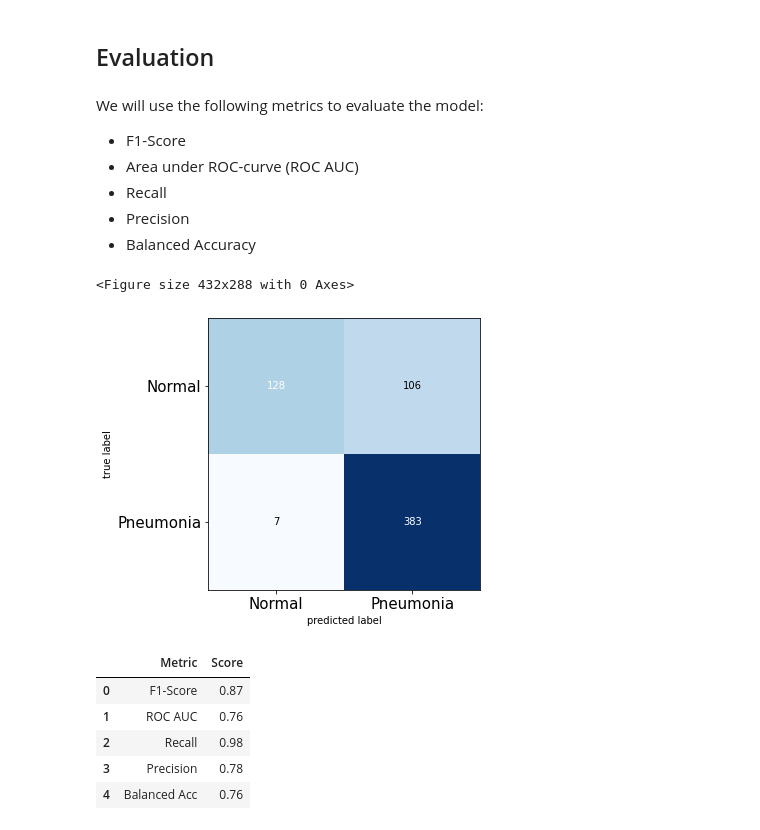
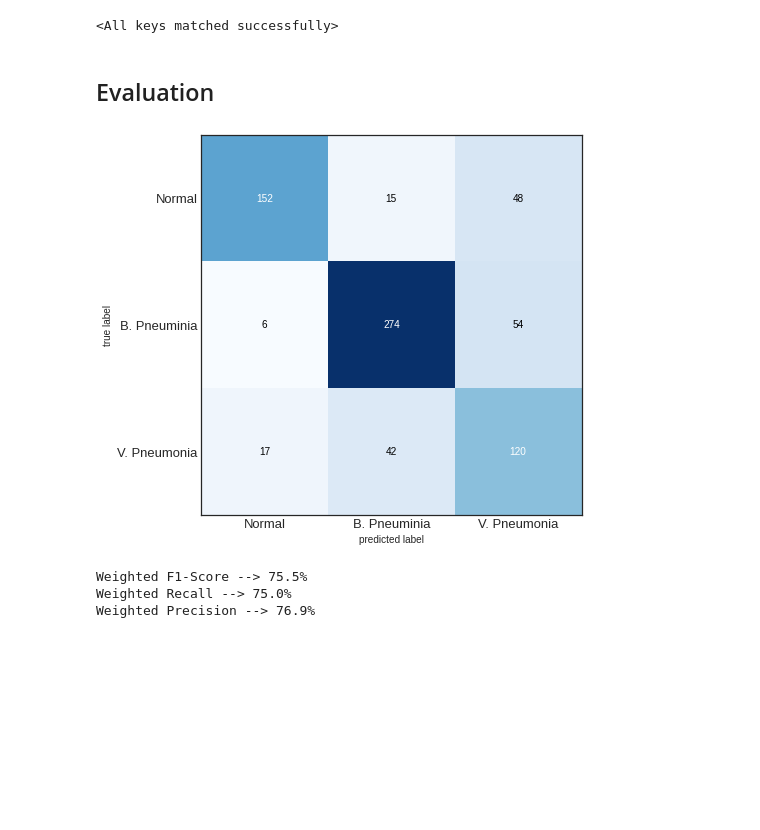
Before and after one commit to fabioachacon/machine_learning, a Jupyter notebook: Computer Vision Projects/Classifying Pneumonia X-Ray Images with Pytorch.ipynb, the cells around one changed output. Cells and saved outputs as stored; diff of their text form; code cells hidden in the pictures; blank space fills up the shorter version.

```diff
--- a/Computer Vision Projects/Classifying Pneumonia X-Ray Images with Pytorch.ipynb
+++ b/Computer Vision Projects/Classifying Pneumonia X-Ray Images with Pytorch.ipynb
@@ -297,11 +313,15 @@ def fit(model, train_loader=None, val_loader=None, epochs=15):
     torch.manual_seed(0)
     train_loss = []
     val_loss = []
+    validation_loss_epoch = 0.0
+
     for epoch in range(1, epochs+1):
         print('\nEpoch {}/{}'.format(epoch, epochs))
         training_loss = []
         validation_loss = []
+        val_loss_epoch = validation_loss_epoch
 
+        model.train()
         for batch_x, batch_y in tqdm(train_loader):
             train_x, train_y = batch_x.to(device), batch_y.to(device)
             outputs = model(train_x) # forward propagation
@@ -311,16 +331,22 @@ def fit(model, train_loader=None, val_loader=None, epochs=15):
             optimizer.step() # optimization step
             optimizer.zero_grad() # set parameter gradients to zero
 
-        with torch.set_grad_enabled(False):
+        with torch.no_grad():
+            model.eval()
             for val_batch_x, val_batch_y in val_loader:
                 val_x, val_y = val_batch_x.to(device), val_batch_y.to(device)
                 val_outputs = model(val_x)
                 loss_val = criterion(val_outputs, val_y)
                 validation_loss.append(loss_val.item())
 
-        training_loss = np.average(training_loss)
-        validation_loss = np.average(validation_loss)
-        train_loss.append(training_loss)
-        val_loss.append(validation_loss)
-        print('\ttrain_loss: %.4f\t\n' % training_loss, '\tval_loss: %.4f\t' % validation_loss)
+        training_loss_epoch = np.mean(training_loss)
+        validation_loss_epoch = np.mean(validation_loss)
+
+        if validation_loss_epoch < val_loss_epoch:
+            best_weights = deepcopy(model.state_dict())
+
+        train_loss.append(training_loss_epoch)
+        val_loss.append(validation_loss_epoch)
+        print('\ttrain_loss: %.4f\t\n' % training_loss_epoch, '\tval_loss: %.4f\t' % validation_loss_epoch)
     visualize_eval(train_loss, val_loss)
+    return best_weights
@@ -349,0 +353,5 @@ Epoch 15/15
+# %%
+best_weights = fit(model,
+                   train_loader,
+                   val_loader,
+                   epochs=15)
@@ -350,17 +377,13 @@ Epoch 15/15
+# %%
+model.load_state_dict(best_weights)
+# %% [output]
+<All keys matched successfully>
 # %% [markdown]
 ## Evaluation
-# %% [markdown]
-We will use the following metrics to evaluate the model:
-
-- F1-Score
-- Area under ROC-curve (ROC AUC)
-- Recall
-- Precision
-- Balanced Accuracy
 # %%
 model.eval()
-test_outputs = torch.zeros((len(X_test), 2), dtype=torch.float, device=device)
-with torch.set_grad_enabled(False):
+test_outputs = torch.zeros((len(X_test), 3), dtype=torch.float, device=device)
+with torch.no_grad():
     for i, test_batch_x in enumerate(test_loader):
         outputs = test_batch_x.to(device)
         test_outputs[i] = model(outputs)
@@ -369,31 +392,22 @@ _, predicted = torch.max(test_outputs, 1)
 pred_classes = predicted.to('cpu').detach().numpy()
 # %%
 cm  = confusion_matrix(y_test, pred_classes)
-plt.figure()
-plot_confusion_matrix(cm,figsize=(15, 5), hide_ticks=True,cmap=plt.cm.Blues)
-plt.xticks(range(2), ['Normal', 'Pneumonia'], fontsize=15)
-plt.yticks(range(2), ['Normal', 'Pneumonia'], fontsize=15)
+plot_confusion_matrix(cm,figsize=(12, 7), hide_ticks=True, cmap=plt.cm.Blues)
+plt.xticks(range(3), ['Normal', 'B. Pneuminia', "V. Pneumonia"], fontsize=13)
+plt.yticks(range(3), ['Normal', 'B. Pneuminia', "V. Pneumonia"], fontsize=13)
 plt.show()
 # %% [output]
-<Figure size 432x288 with 0 Axes>
-[figure, old version]
+[figure, new version]
 # %%
-f1score = f1_score(y_test, pred_classes)
-rec = recall_score(y_test, pred_classes)
-pre = precision_score(y_test, pred_classes)
-bal_acc = balanced_accuracy_score(y_test, pred_classes)
-roc_auc = roc_auc_score(y_test, pred_classes)
-scores = [f1score, roc_auc, rec, pre, bal_acc]
+f1score = f1_score(y_test, pred_classes, average='weighted')
+rec = recall_score(y_test, pred_classes, average='weighted')
+pre = precision_score(y_test, pred_classes, average='weighted')
+scores = [f1score, rec, pre]
 
-scoring_df = pd.DataFrame({'Metric' : ["F1-Score", "ROC AUC", "Recall", "Precision", "Balanced Acc"],
-                           "Score": scores})
-
-pd.options.display.float_format = '{:,.2f}'.format
-scoring_df
+print("Weighted F1-Score --> %.1f%%" % (f1score * 100))
+print("Weighted Recall --> %.1f%%" % (rec * 100))
+print("Weighted Precision --> %.1f%%" % (pre * 100))
 # %% [output]
-|  | Metric | Score |
-| 0 | F1-Score | 0.87 |
-| 1 | ROC AUC | 0.76 |
-| 2 | Recall | 0.98 |
-| 3 | Precision | 0.78 |
-| 4 | Balanced Acc | 0.76 |
+Weighted F1-Score --> 75.5%
+Weighted Recall --> 75.0%
+Weighted Precision --> 76.9%
```
Also changed, not shown: parts of 26 cells of this notebook.
